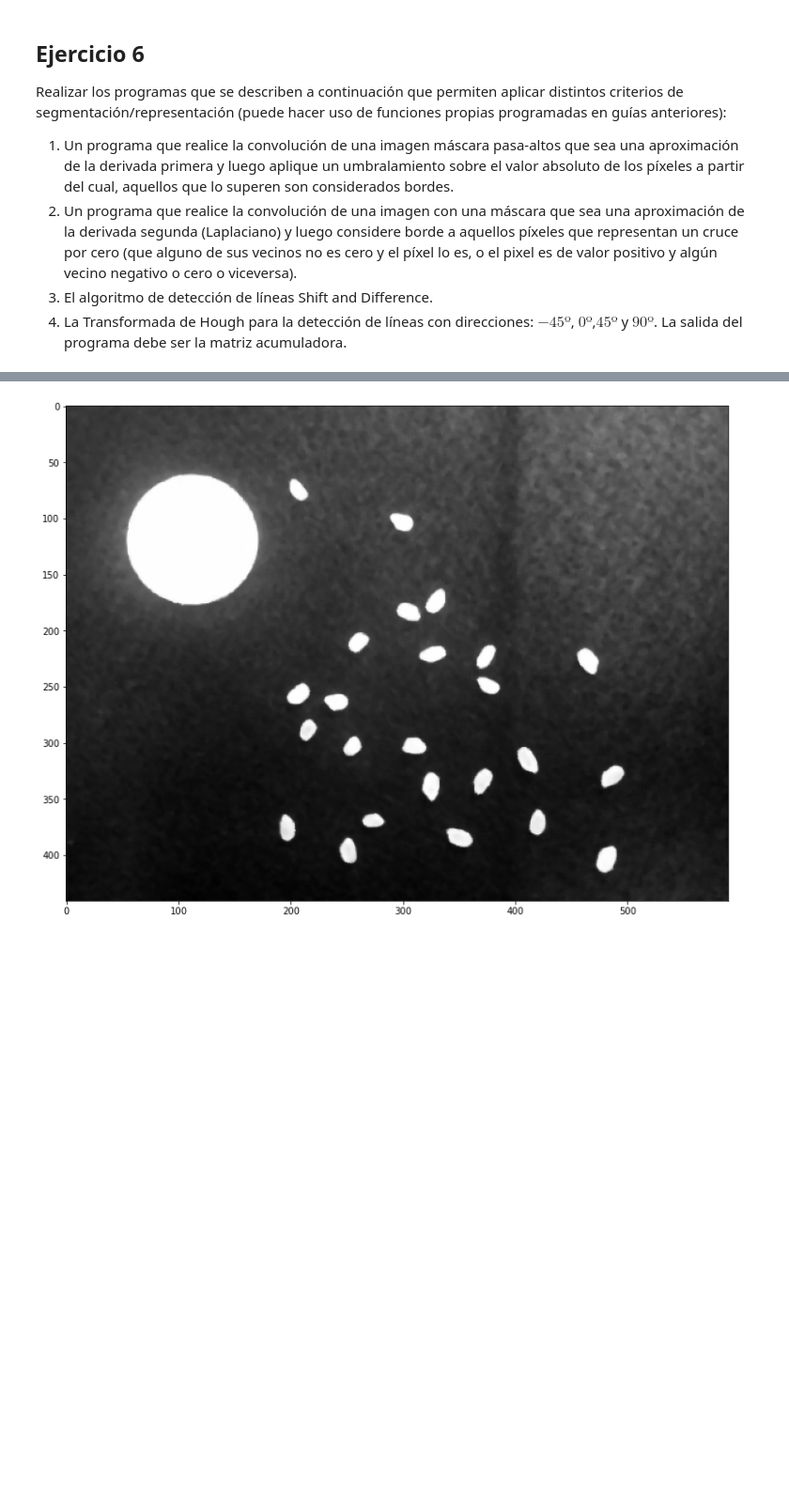
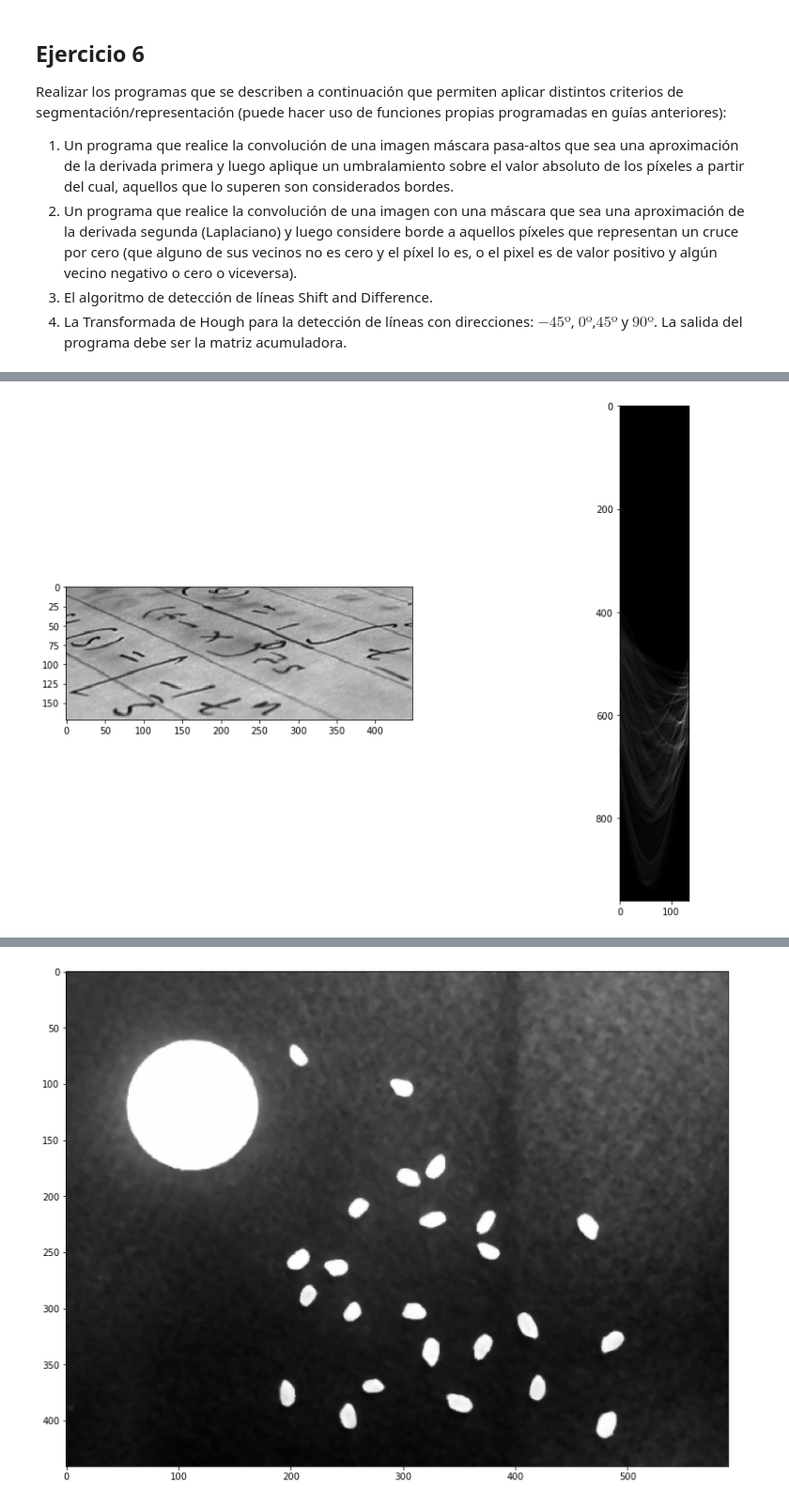
Before and after one commit to PaPablo/pdi-mdp, a Jupyter notebook: 04/04.ipynb, the cells around one changed output, grey strips where cells are left out. Shown at 94% size. Saved outputs shown, nothing was run; the diff lists cells and outputs as text; code cells hidden in the pictures; blank space fills up the shorter version.

```diff
--- a/04/04.ipynb
+++ b/04/04.ipynb
@@ -70,0 +198,30 @@ Realizar los programas que se describen a continuación que permiten aplicar dis
+# %%
+def ej6p4(im):
+    """
+    La Transformada de Hough para la detección de líneas con direcciones:
+    −45º ,  0º , 45º  y  90º . La salida del programa debe ser la matriz
+    acumuladora
+    """
+
+    h, w = im.shape
+    diag_len = np.ceil(np.sqrt(h**2 + w**2)).astype(np.int64)
+
+    thetas = np.deg2rad(np.arange(-45.0, 90))
+    rhos = np.linspace(-diag_len, diag_len, diag_len)
+
+    cos_t = np.cos(thetas)
+    sin_t = np.sin(thetas)
+    num_thetas = len(thetas)
+
+    accum_matrix = np.zeros((2*diag_len, num_thetas), dtype=np.uint64)
+    y_idxs, x_idxs = np.nonzero(im)
+
+    for i in range(len(x_idxs)):
+        x = x_idxs[i]
+        y = y_idxs[i]
+
+        for t_idx in range(num_thetas):
+            rho = round(x*cos_t[t_idx] + y * sin_t[t_idx]) + diag_len
+            accum_matrix[rho, t_idx] += 1
+
+    return accum_matrix
@@ -71,3 +236,17 @@ Realizar los programas que se describen a continuación que permiten aplicar dis
+# %%
+text_sobel_x = sobel(text, g='x')
+text_sobel_y = sobel(text, g='y')
+text_sobel_deriv = np.sqrt(text_sobel_x**2 + text_sobel_y**2).clip(0,255)
+text_edge = threshold(text_sobel_deriv, thresh=.6)
+# %%
+fig, ax = plt.subplots(1,2, figsize=(15,10))
+
+ax[0].imshow(text, cmap='gray')
+ax[1].imshow(ej6p4(text_edge), cmap='gray')
+
+plt.show()
+# %% [output]
+[figure, added]
 # %% [markdown]
 ## Ejercicio 7
 
```
Also changed, not shown: parts of 13 cells of this notebook, 1 other file.
